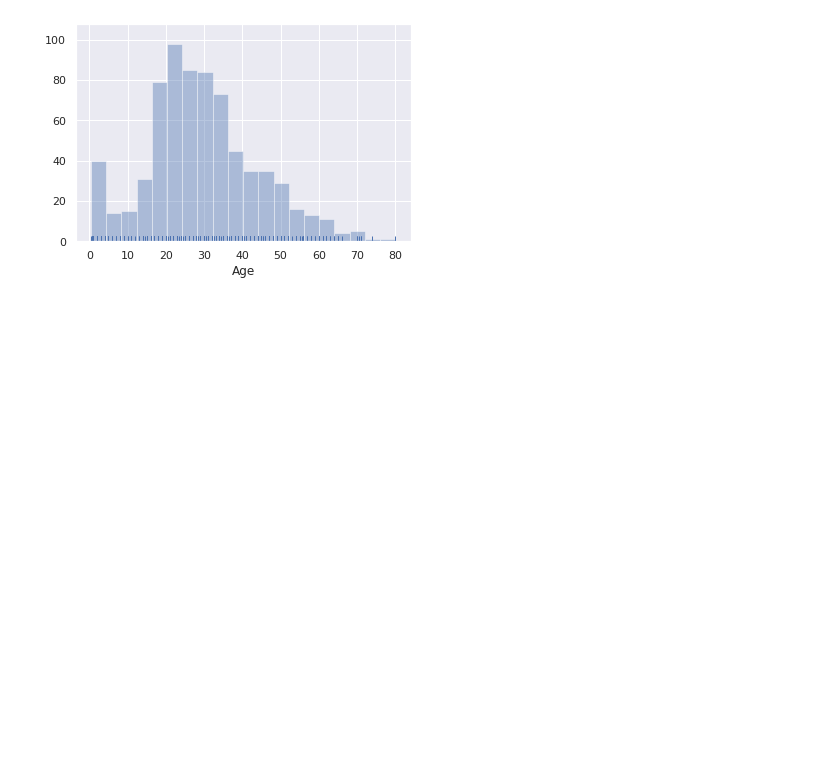
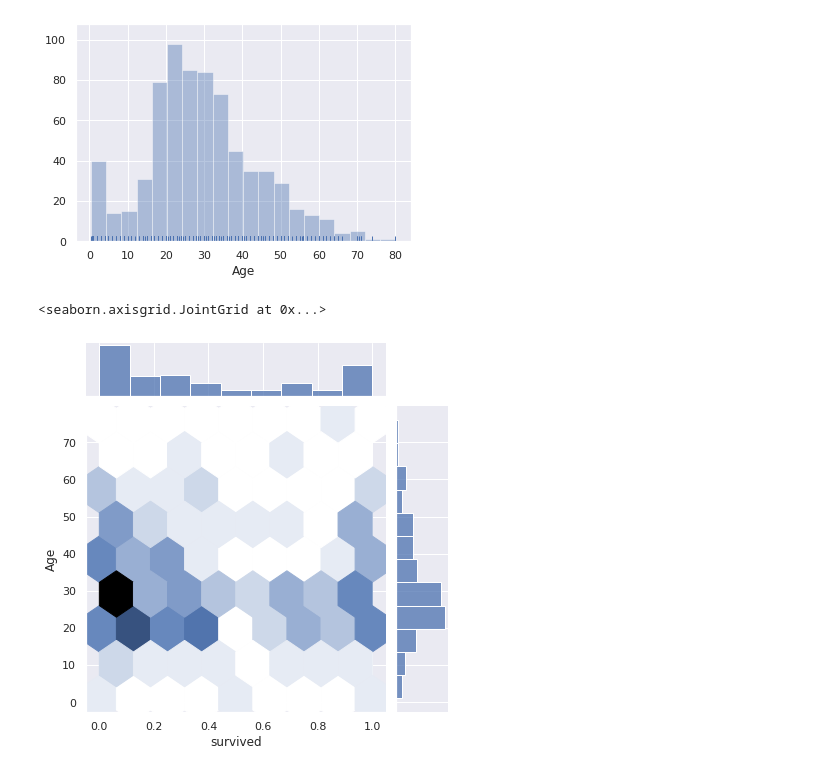
Before and after one commit to sukhmancs/my_projects, a Jupyter notebook: google_colab/Titanic_c_RegressorForest.ipynb, the cells around one changed output. Cells and saved outputs as stored; diff of their text form; code cells hidden in the pictures; blank space fills up the shorter version.

```diff
--- a/google_colab/Titanic_c_RegressorForest.ipynb
+++ b/google_colab/Titanic_c_RegressorForest.ipynb
@@ -216,4 +217,7 @@ sns.distplot(train_full['Age'], kde=False, rug=True)
 <matplotlib.axes._subplots.AxesSubplot at 0x...>
 [figure]
 # %%
-sns.jointplot(predicted_db['Survived'], test['Age'], kind='hex')
+sns.jointplot(predicted_db['survived'], test['Age'], kind='hex')
+# %% [output]
+<seaborn.axisgrid.JointGrid at 0x...>
+[figure, added]
```
Also changed, not shown: parts of 7 cells of this notebook.
